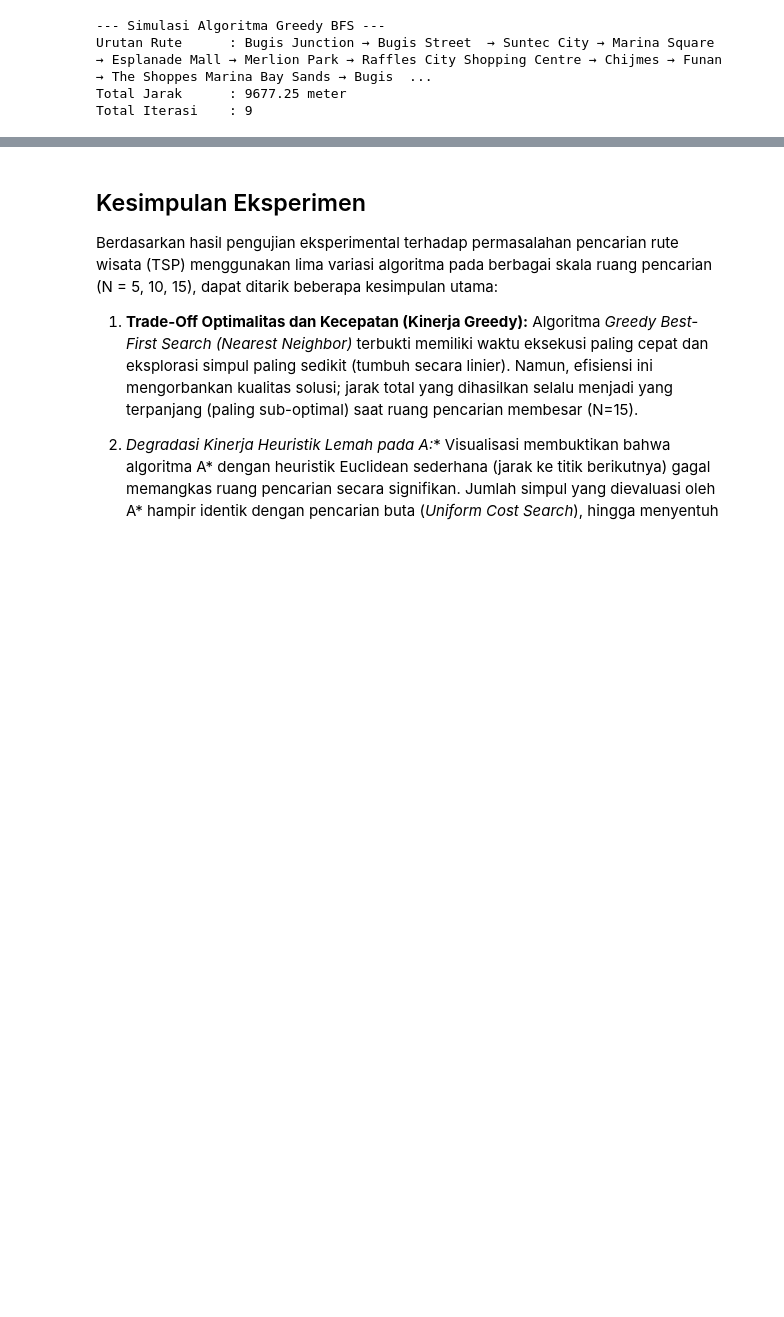
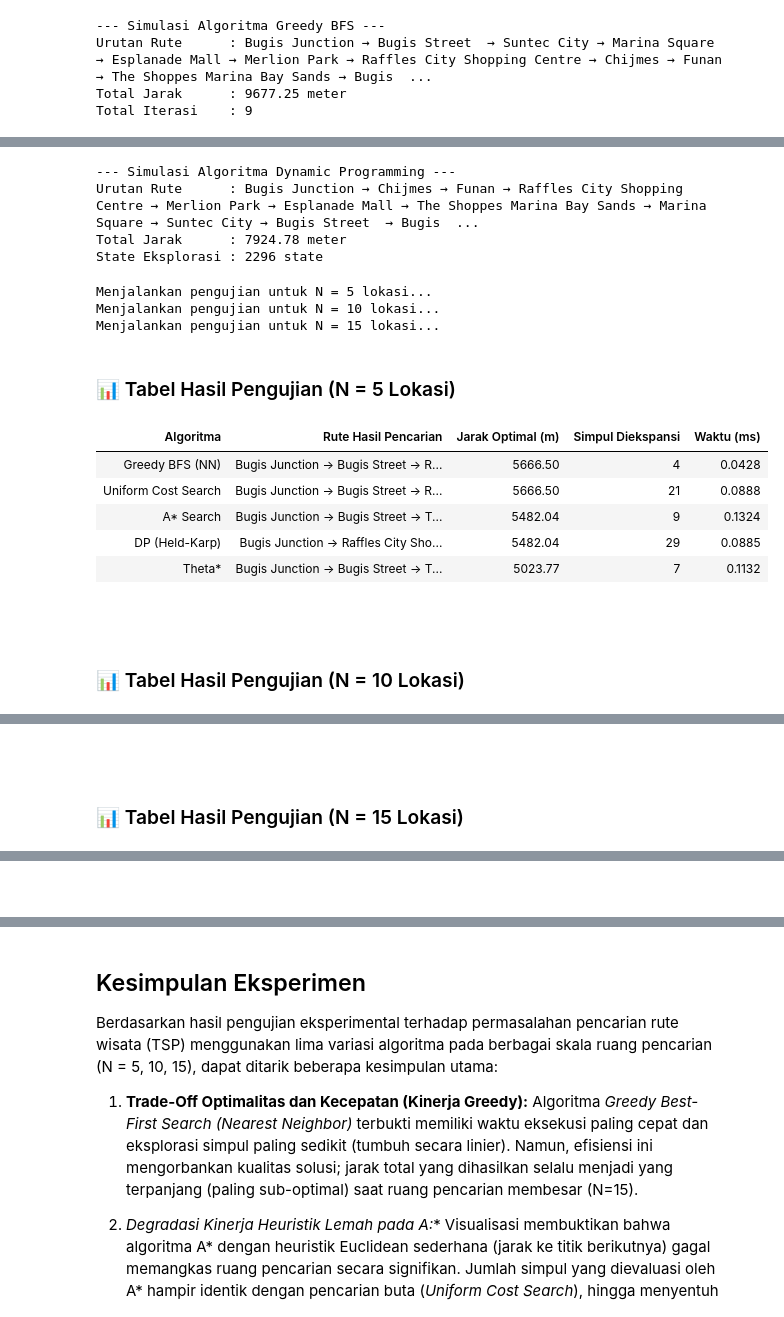
Before and after one commit to Sza288/Proyek_ASA, a Jupyter notebook: downtown_singapore.ipynb, the cells around one changed output, grey strips where cells are left out. Drawn from its saved outputs; the diff is of its cells as text; code cells hidden in the pictures; blank space fills up the shorter version.

```diff
--- a/downtown_singapore.ipynb
+++ b/downtown_singapore.ipynb
@@ -875,0 +486,19 @@ plt.show()
+# %%
+# 6. Algoritma 4: Dynamic Programming (Held-Karp)
+memo = {}
+def dp_logic(mask, pos, n, mat):
+    if mask == (1 << n) - 1: return mat[pos][0]
+    state = (mask, pos)
+    if state in memo: return memo[state]
+    res = min(mat[pos][nxt] + dp_logic(mask | (1 << nxt), nxt, n, mat) for nxt in range(n) if not (mask & (1 << nxt)))
+    memo[state] = res
+    return res
+
+def run_dp(mat, limit_n):
+    global memo; memo = {}
+    return dp_logic(1, 0, limit_n, mat[:limit_n, :limit_n])
+# %% [output]
+--- Simulasi Algoritma Dynamic Programming ---
+Urutan Rute      : Bugis Junction → Chijmes → Funan → Raffles City Shopping Centre → Merlion Park → Esplanade Mall → The Shoppes Marina Bay Sands → Marina Square → Suntec City → Bugis Street  → Bugis  ...
+Total Jarak      : 7924.78 meter
+State Eksplorasi : 2296 state
@@ -875,0 +530,49 @@ plt.show()
+# %%
+# 7. Algoritma 5: Theta* (Menggunakan Matriks Theta*)
+def run_theta(mat_theta, limit_n):
+    m = mat_theta[:limit_n, :limit_n]
+    pq = [(0, 0, 0, {0})]
+    while pq:
+        f, g, u, visited = heapq.heappop(pq)
+        if len(visited) == limit_n: return g + m[u][0]
+        for v in range(limit_n):
+            if v not in visited:
+                new_g = g + m[u][v]
+                heapq.heappush(pq, (new_g, new_g, v, visited | {v}))
+
+print("Theta* Ready.")
+# %%
+# 8. Eksperimen & Tabel Perbandingan Hasil
+results = []
+limit = 10 # N=10 untuk algoritma berat agar tidak crash
+
+# Eksekusi
+t0 = time.time(); d1 = run_greedy(dist_matrix); t1 = (time.time()-t0)*1000
+results.append(["Greedy (N=15)", f"{d1:.1f} m", f"{t1:.2f} ms"])
+
+t0 = time.time(); d2 = run_ucs(dist_matrix, limit); t2 = (time.time()-t0)*1000
+results.append(["UCS (N=10)", f"{d2:.1f} m", f"{t2:.2f} ms"])
+
+t0 = time.time(); d3 = run_astar(dist_matrix, limit); t3 = (time.time()-t0)*1000
+results.append(["A* (N=10)", f"{d3:.1f} m", f"{t3:.2f} ms"])
+
+t0 = time.time(); d4 = run_dp(dist_matrix, limit); t4 = (time.time()-t0)*1000
+results.append(["DP (N=10)", f"{d4:.1f} m", f"{t4:.2f} ms"])
+
+t0 = time.time(); d5 = run_theta(dist_matrix, limit); t5 = (time.time()-t0)*1000
+results.append(["Theta* (N=10)", f"{d5:.1f} m", f"{t5:.2f} ms"])
+
+print(tabulate(results, headers=["Algoritma", "Jarak", "Waktu"], tablefmt="grid"))
+# %% [output]
+Menjalankan pengujian untuk N = 5 lokasi...
+Menjalankan pengujian untuk N = 10 lokasi...
+Menjalankan pengujian untuk N = 15 lokasi...
+### 📊 Tabel Hasil Pengujian (N = 5 Lokasi)
+| Algoritma | Rute Hasil Pencarian | Jarak Optimal (m) | Simpul Diekspansi | Waktu (ms) |
+| Greedy BFS (NN) | Bugis Junction → Bugis Street → R... | 5666.50 | 4 | 0.0428 |
+| Uniform Cost Search | Bugis Junction → Bugis Street → R... | 5666.50 | 21 | 0.0888 |
+| A* Search | Bugis Junction → Bugis Street → T... | 5482.04 | 9 | 0.1324 |
+| DP (Held-Karp) | Bugis Junction → Raffles City Sho... | 5482.04 | 29 | 0.0885 |
+| Theta* | Bugis Junction → Bugis Street → T... | 5023.77 | 7 | 0.1132 |
+<br>
+### 📊 Tabel Hasil Pengujian (N = 10 Lokasi)
@@ -875,0 +585,2 @@ plt.show()
+<br>
+### 📊 Tabel Hasil Pengujian (N = 15 Lokasi)
@@ -875,0 +593 @@ plt.show()
+<br>
```
Also changed, not shown: parts of 31 cells of this notebook.
